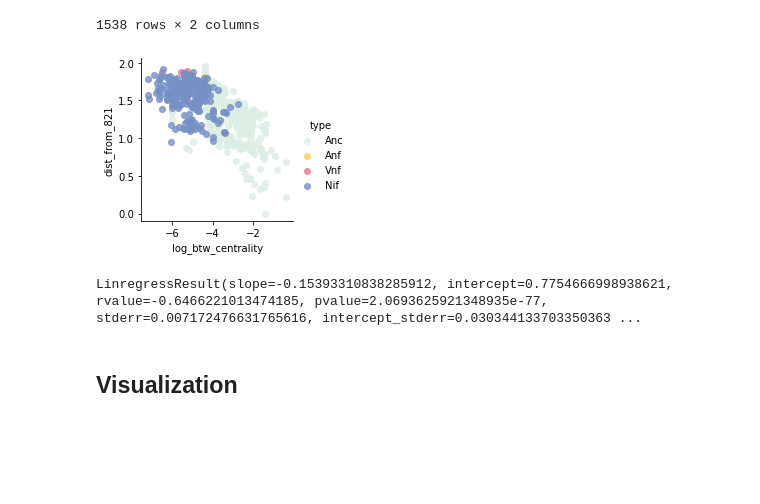
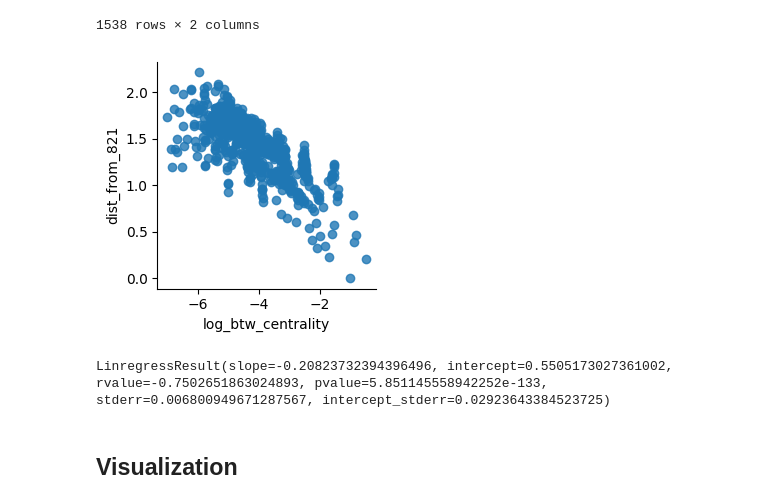
Before and after one commit to kacarlab/nif-structures, a Jupyter notebook: notebooks/02-sequence-space-analysis.ipynb, the cells around one changed output. Drawn from its saved outputs; the diff is of its cells as text; code cells hidden in the pictures; blank space fills up the shorter version.

```diff
--- a/notebooks/02-sequence-space-analysis.ipynb
+++ b/notebooks/02-sequence-space-analysis.ipynb
@@ -236,7 +254,7 @@ g.map(sns.scatterplot, 'threshold', 'clustering', data=pd.DataFrame.from_records
 # %% [markdown]
 ## Centrality
 # %%
-all_ssn = create_sequence_similarity_network(sequence_similarity_matrix, threshold=0.700)
+all_ssn = create_sequence_similarity_network(sequence_similarity_matrix, threshold=0.600)
 all_ssn_centrality = nx.betweenness_centrality(all_ssn)
 # %%
 all_ssn_centrality = pd.DataFrame.from_dict(
@@ -303,11 +321,11 @@ distances_from_root
 # %%
 all_ssn_centrality = pd.merge(all_ssn_centrality, distances_from_root, on='id')
 # %%
-g = sns.lmplot(data=all_ssn_centrality, x='log_btw_centrality', y='dist_from_821', hue='type', palette=palette, height=3, aspect=1)
-g.savefig('../figures/scatter-sequence-btwcentrality-distroot.png', dpi=300)
-g.savefig('../figures/scatter-sequence-btwcentrality-distroot.svg')
+g = sns.lmplot(data=all_ssn_centrality, x='log_btw_centrality', y='dist_from_821', palette=palette, height=3, aspect=1)
+# g.savefig('../figures/scatter-sequence-btwcentrality-distroot.png', dpi=300)
+# g.savefig('../figures/scatter-sequence-btwcentrality-distroot.svg')
 # %% [output]
-[figure, old version]
+[figure, new version]
 # %%
 from scipy.stats import linregress
 # %%
@@ -315,6 +333,6 @@ x = all_ssn_centrality.replace([np.inf, -np.inf], np.nan).dropna(subset=['log_bt
 y = all_ssn_centrality.replace([np.inf, -np.inf], np.nan).dropna(subset=['log_btw_centrality', 'dist_from_821']).dist_from_821.values
 linregress(x, y)
 # %% [output]
-LinregressResult(slope=-0.15393310838285912, intercept=0.7754666998938621, rvalue=-0.6466221013474185, pvalue=2.0693625921348935e-77, stderr=0.007172476631765616, intercept_stderr=0.030344133703350363 ...
+LinregressResult(slope=-0.20823732394396496, intercept=0.5505173027361002, rvalue=-0.7502651863024893, pvalue=5.851145558942252e-133, stderr=0.006800949671287567, intercept_stderr=0.02923643384523725)
 # %% [markdown]
 ## Visualization
```
Also changed, not shown: parts of 11 cells of this notebook, 14 other files.
